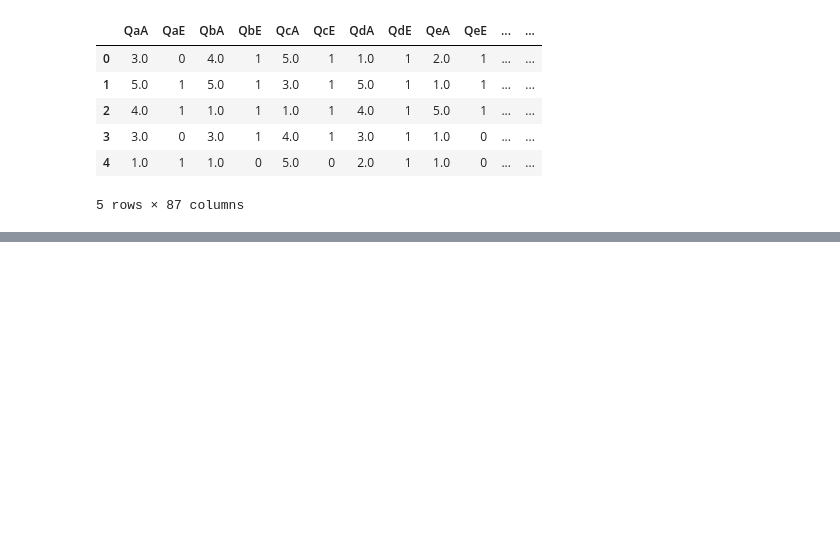
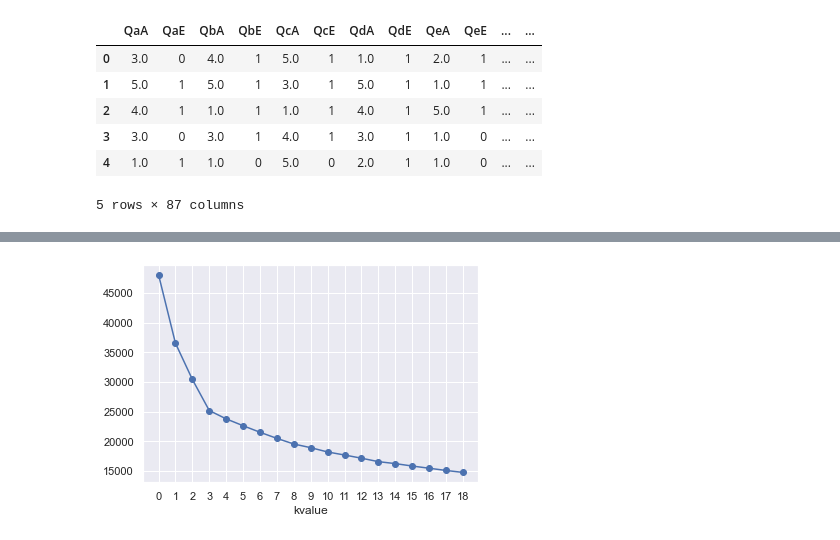
Before and after one commit to ineed-coffee/vote_prediction_from_Machiavellism_test, a Jupyter notebook: EDA/PoC/Clustering.ipynb, the cells around one changed output, grey strips where cells are left out. Cells and saved outputs as stored; diff of their text form; code cells hidden in the pictures; blank space fills up the shorter version.

```diff
--- a/EDA/PoC/Clustering.ipynb
+++ b/EDA/PoC/Clustering.ipynb
@@ -250,0 +295,6 @@ data.head()
+# %%
+columnlist2=['voted','gender','MachScore', 'Extraversion', 'Agreeableness',
+'Conscientiousness','Emotional Stability', 'Openness to Experiences']
+# %%
+vdata = data[columnlist2]
+vdata.head()
@@ -250,0 +308,15 @@ data.head()
+# %%
+mm = MinMaxScaler()
+scaledata2= mm.fit_transform(vdata)
+scaledata2 = pd.DataFrame(scaledata2,columns = columnlist2)
+dist2 =[]
+for i in range(1,20):
+    km2 = KMeans(n_clusters=i,init = 'k-means++',n_init=10,max_iter = 300)
+    km2.fit(scaledata2)
+    dist2.append(km2.inertia_)
+plt.plot(range(len(dist)),dist2,marker = 'o')
+ticks = plt.xticks(range(len(dist2)))
+plt.xlabel('kvalue')
+plt.show()
+# %% [output]
+[figure, added]
```
Also changed, not shown: parts of 11 cells of this notebook.
